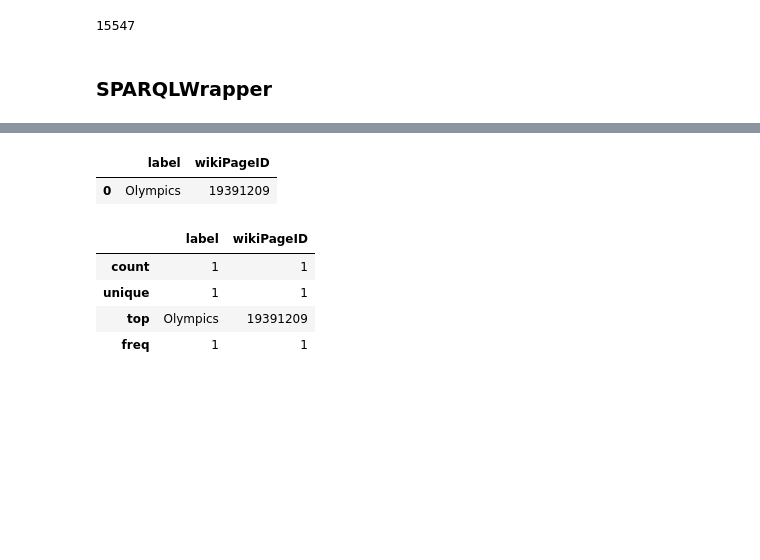
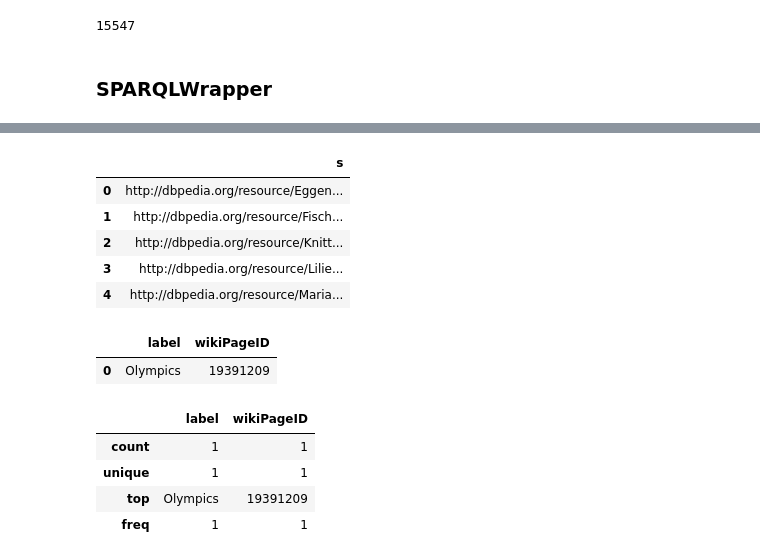
Before and after one commit to gunharth/120-years-of-Olympic-history, a Jupyter notebook: 00_Misc.ipynb, the cells around one changed output, grey strips where cells are left out. Saved outputs shown, nothing was run; the diff lists cells and outputs as text; code cells hidden in the pictures; blank space fills up the shorter version.

```diff
--- a/00_Misc.ipynb
+++ b/00_Misc.ipynb
@@ -28,3 +55,24 @@ print(len(g))
+# %%
+# endpoint = "http://dbpedia.org/sparql"
+q = """
+        PREFIX dbo: <http://dbpedia.org/ontology/>
+PREFIX dbr: <http://dbpedia.org/resource/>
+SELECT ?s WHERE {
+ ?s a dbo:City ;
+    dbo:country dbr:Austria
+}
+"""
+
+#df = sparql_dataframe.get(endpoint, q)
+df = sparqldataframe.dbpedia_query(q)
+df.head()
+# %% [output]
+|  | s |
+| 0 | http://dbpedia.org/resource/Eggen... |
+| 1 | http://dbpedia.org/resource/Fisch... |
+| 2 | http://dbpedia.org/resource/Knitt... |
+| 3 | http://dbpedia.org/resource/Lilie... |
+| 4 | http://dbpedia.org/resource/Maria... |
 # %%
 # endpoint = "http://dbpedia.org/sparql"
 q = """
```
Also changed, not shown: parts of 3 cells of this notebook, 4 other files.
